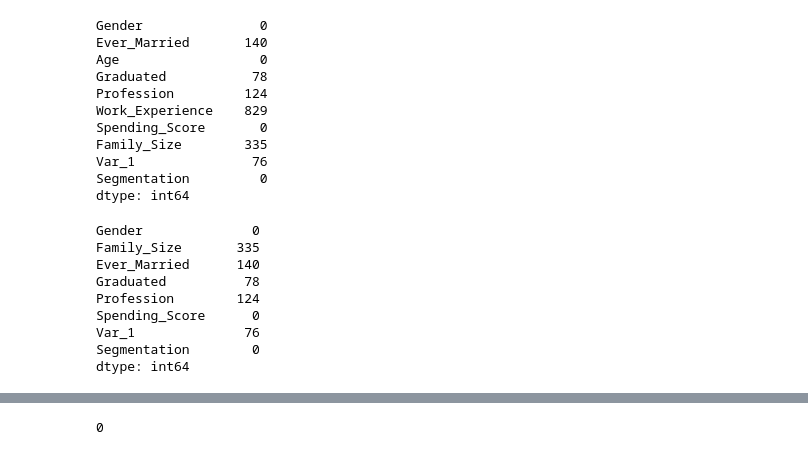
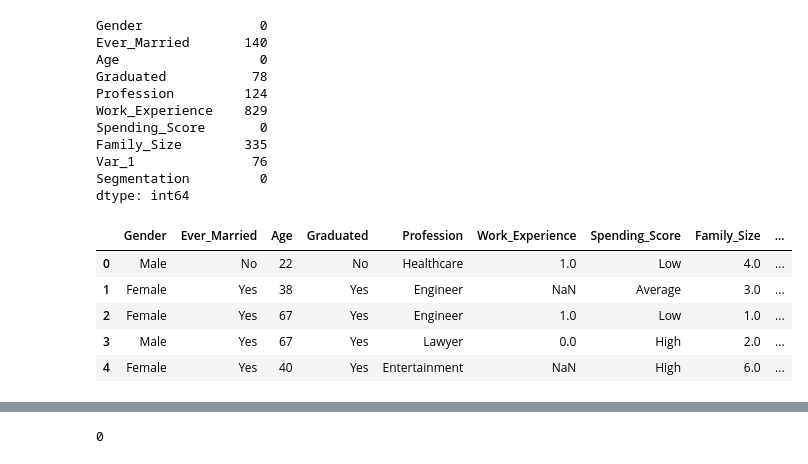
Before and after one commit to Mordyyy/Customer-Segmentation, a Jupyter notebook: Aroba18.ipynb, the cells around one changed output, grey strips where cells are left out. Cells and saved outputs as stored; diff of their text form; code cells hidden in the pictures.

```diff
--- a/Aroba18.ipynb
+++ b/Aroba18.ipynb
@@ -53,18 +55,18 @@ Family_Size        335
 Var_1               76
 Segmentation         0
 dtype: int64
-# %%
-cat_data = data.select_dtypes(include=['object']).copy()
-cat_data.insert(1,'Family_Size', data['Family_Size'], True)
-print(cat_data.isnull().sum())
-# %% [output]
-Gender              0
-Family_Size       335
-Ever_Married      140
-Graduated          78
-Profession        124
-Spending_Score      0
-Var_1              76
-Segmentation        0
-dtype: int64
+# %%
+from scipy import stats
+mode = stats.mode(data['Family_Size'])
+md = mode[0][0]
+values = {'Family_Size': md}
+data.fillna(value=values, inplace = True)
+data.head(5)
+# %% [output]
+|  | Gender | Ever_Married | Age | Graduated | Profession | Work_Experience | Spending_Score | Family_Size | ... |
+| 0 | Male | No | 22 | No | Healthcare | 1.0 | Low | 4.0 | ... |
+| 1 | Female | Yes | 38 | Yes | Engineer | NaN | Average | 3.0 | ... |
+| 2 | Female | Yes | 67 | Yes | Engineer | 1.0 | Low | 1.0 | ... |
+| 3 | Male | Yes | 67 | Yes | Lawyer | 0.0 | High | 2.0 | ... |
+| 4 | Female | Yes | 40 | Yes | Entertainment | NaN | High | 6.0 | ... |
 # %%
```
Also changed, not shown: parts of 18 cells of this notebook.
